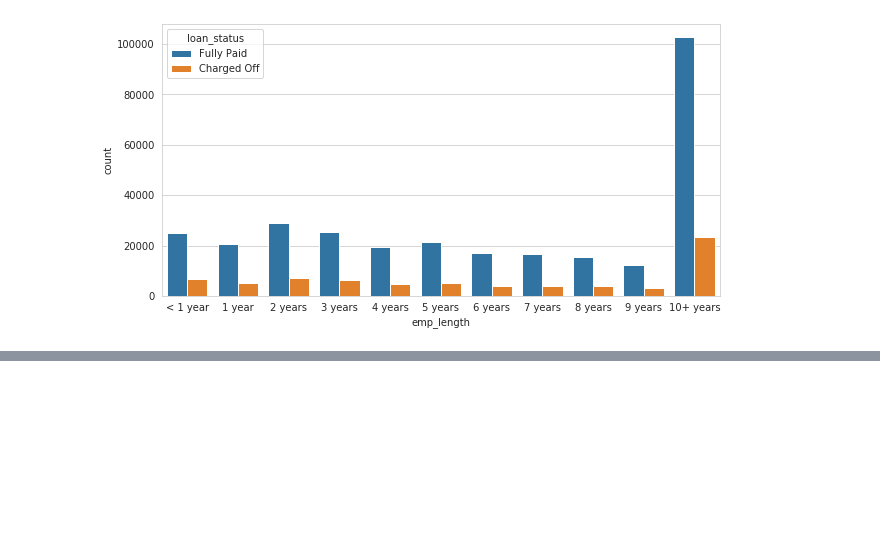
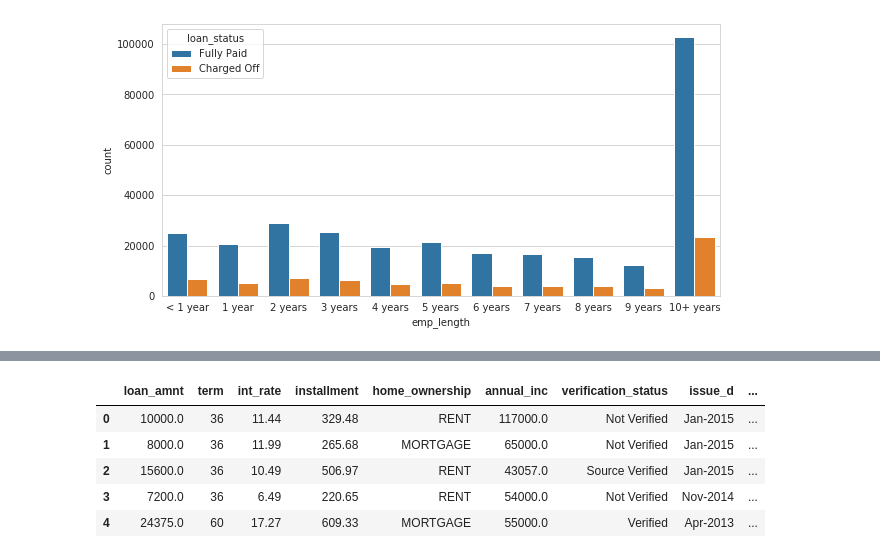
Before and after one commit to OhGreat/Machine-Learning, a Jupyter notebook: Tensorflow/Binary Classification/Lending Club example/Lending_Club_example.ipynb, the cells around one changed output, grey strips where cells are left out. Cells and saved outputs as stored; diff of their text form; code cells hidden in the pictures; blank space fills up the shorter version.

```diff
--- a/Tensorflow/Binary Classification/Lending Club example/Lending_Club_example.ipynb
+++ b/Tensorflow/Binary Classification/Lending Club example/Lending_Club_example.ipynb
@@ -317,0 +531,2 @@ sns.countplot(x='emp_length', data=data, order=emp_length_order, hue='loan_statu
+# %%
+data = data.dropna()
@@ -317,0 +546,2 @@ sns.countplot(x='emp_length', data=data, order=emp_length_order, hue='loan_statu
+# %%
+data['term'] = data['term'].map({ ' 36 months': 36, ' 60 months': 60 })
@@ -317,0 +568,14 @@ sns.countplot(x='emp_length', data=data, order=emp_length_order, hue='loan_statu
+# %%
+data = data.drop('grade',axis=1)
+# %%
+data = pd.concat( [data, pd.get_dummies(data['sub_grade'], drop_first=True)], axis=1)
+# %%
+data = data.drop('sub_grade', axis=1)
+data.head()
+# %% [output]
+|  | loan_amnt | term | int_rate | installment | home_ownership | annual_inc | verification_status | issue_d | ... |
+| 0 | 10000.0 | 36 | 11.44 | 329.48 | RENT | 117000.0 | Not Verified | Jan-2015 | ... |
+| 1 | 8000.0 | 36 | 11.99 | 265.68 | MORTGAGE | 65000.0 | Not Verified | Jan-2015 | ... |
+| 2 | 15600.0 | 36 | 10.49 | 506.97 | RENT | 43057.0 | Source Verified | Jan-2015 | ... |
+| 3 | 7200.0 | 36 | 6.49 | 220.65 | RENT | 54000.0 | Not Verified | Nov-2014 | ... |
+| 4 | 24375.0 | 60 | 17.27 | 609.33 | MORTGAGE | 55000.0 | Verified | Apr-2013 | ... |
```
Also changed, not shown: parts of 42 cells of this notebook.
